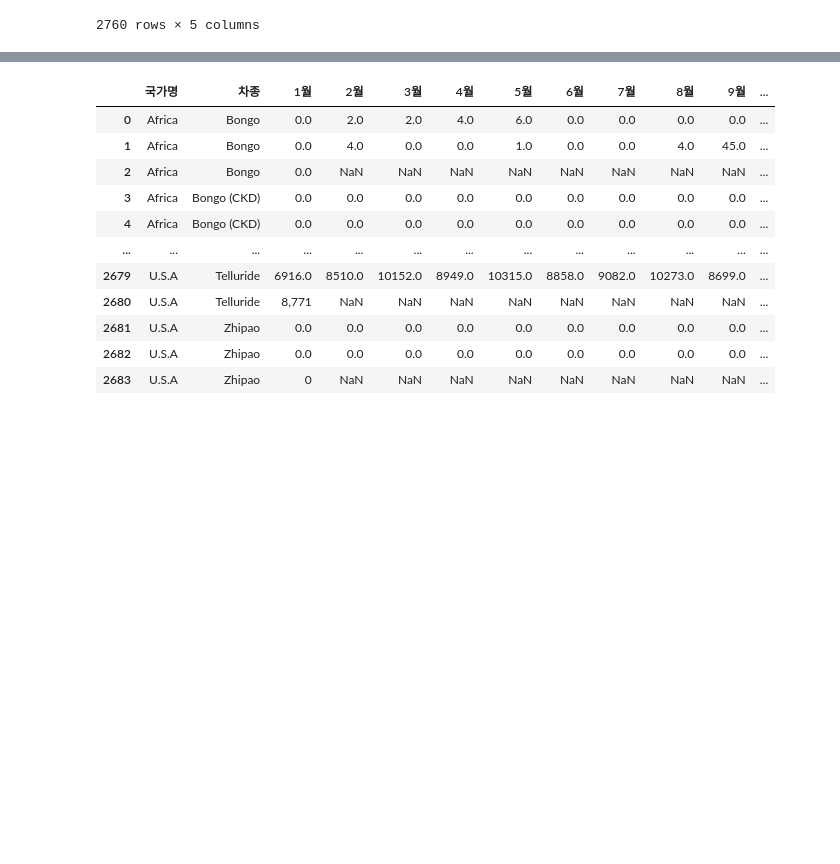
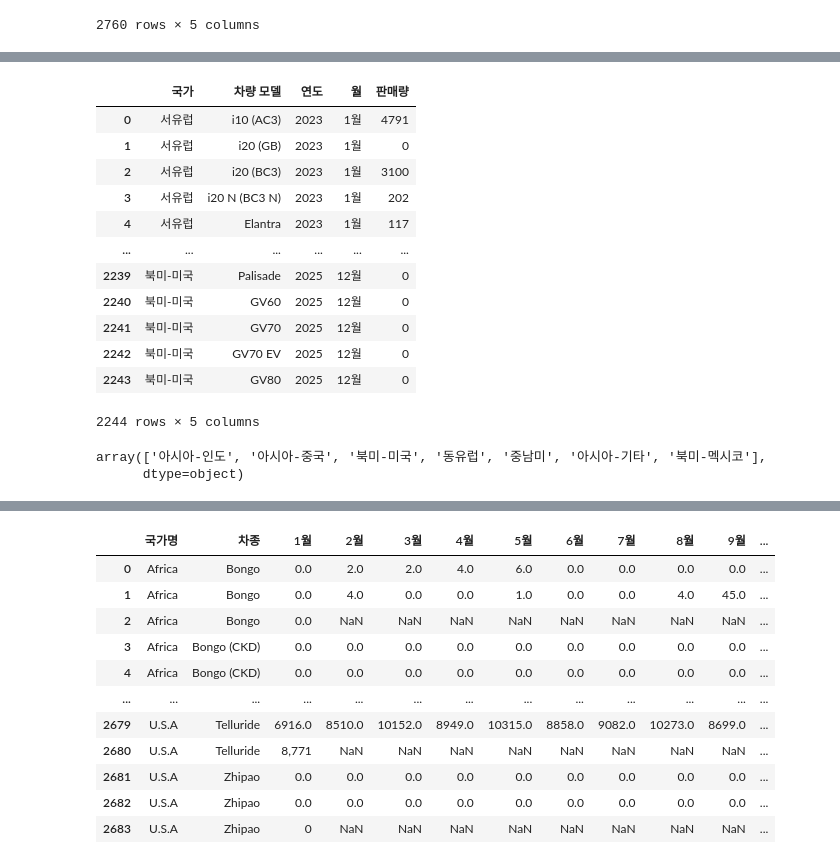
Before and after one commit to Coding-Supremacy/manifest-mini, a Jupyter notebook: yeseul/현대 분석.ipynb, the cells around one changed output, grey strips where cells are left out. Saved outputs shown, nothing was run; the diff lists cells and outputs as text; code cells hidden in the pictures; blank space fills up the shorter version.

```diff
--- a/yeseul/현대 분석.ipynb
+++ b/yeseul/현대 분석.ipynb
@@ -275,0 +304,29 @@ df_melted
+# %%
+month_cols = [f"{i}월" for i in range(1, 13)]
+df_melted_useu = df_euus.melt(
+    id_vars=["국가", "차량 모델", "연도"],
+    value_vars=month_cols,
+    var_name="월",
+    value_name="판매량"
+)
+# %%
+df_melted_useu
+# %% [output]
+|  | 국가 | 차량 모델 | 연도 | 월 | 판매량 |
+| 0 | 서유럽 | i10 (AC3) | 2023 | 1월 | 4791 |
+| 1 | 서유럽 | i20 (GB) | 2023 | 1월 | 0 |
+| 2 | 서유럽 | i20 (BC3) | 2023 | 1월 | 3100 |
+| 3 | 서유럽 | i20 N (BC3 N) | 2023 | 1월 | 202 |
+| 4 | 서유럽 | Elantra | 2023 | 1월 | 117 |
+| ... | ... | ... | ... | ... | ... |
+| 2239 | 북미-미국 | Palisade | 2025 | 12월 | 0 |
+| 2240 | 북미-미국 | GV60 | 2025 | 12월 | 0 |
+| 2241 | 북미-미국 | GV70 | 2025 | 12월 | 0 |
+| 2242 | 북미-미국 | GV70 EV | 2025 | 12월 | 0 |
+| 2243 | 북미-미국 | GV80 | 2025 | 12월 | 0 |
+2244 rows × 5 columns
+# %%
+df_melted['국가'].unique()
+# %% [output]
+array(['아시아-인도', '아시아-중국', '북미-미국', '동유럽', '중남미', '아시아-기타', '북미-멕시코'],
+      dtype=object)
```
Also changed, not shown: parts of 32 cells of this notebook, 58 other files.
